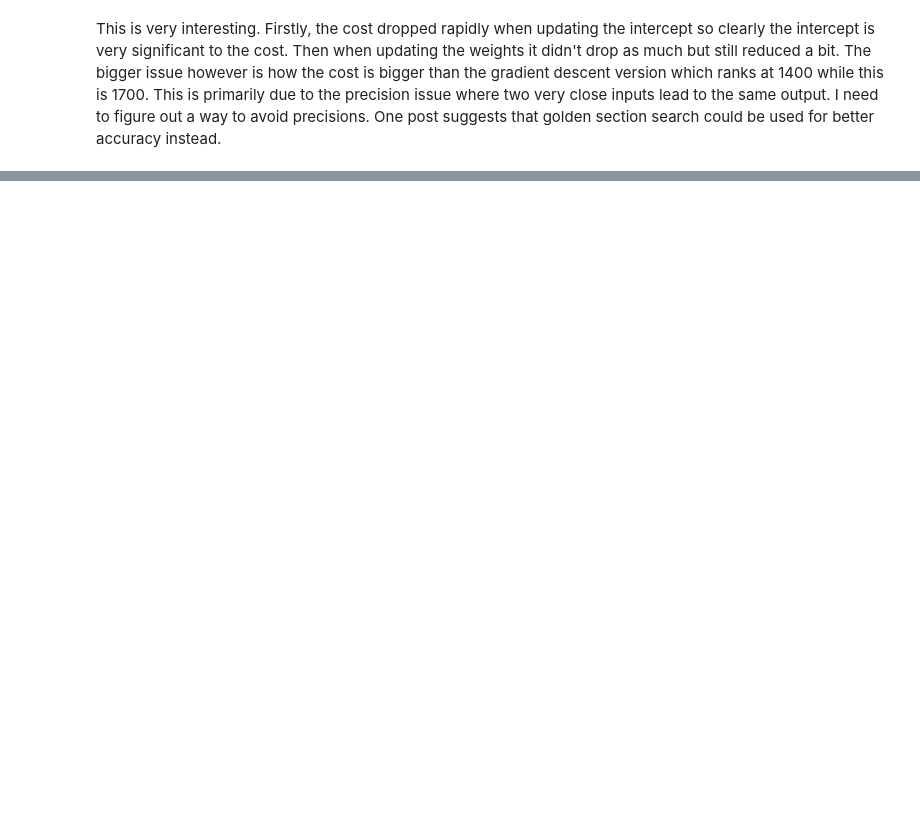
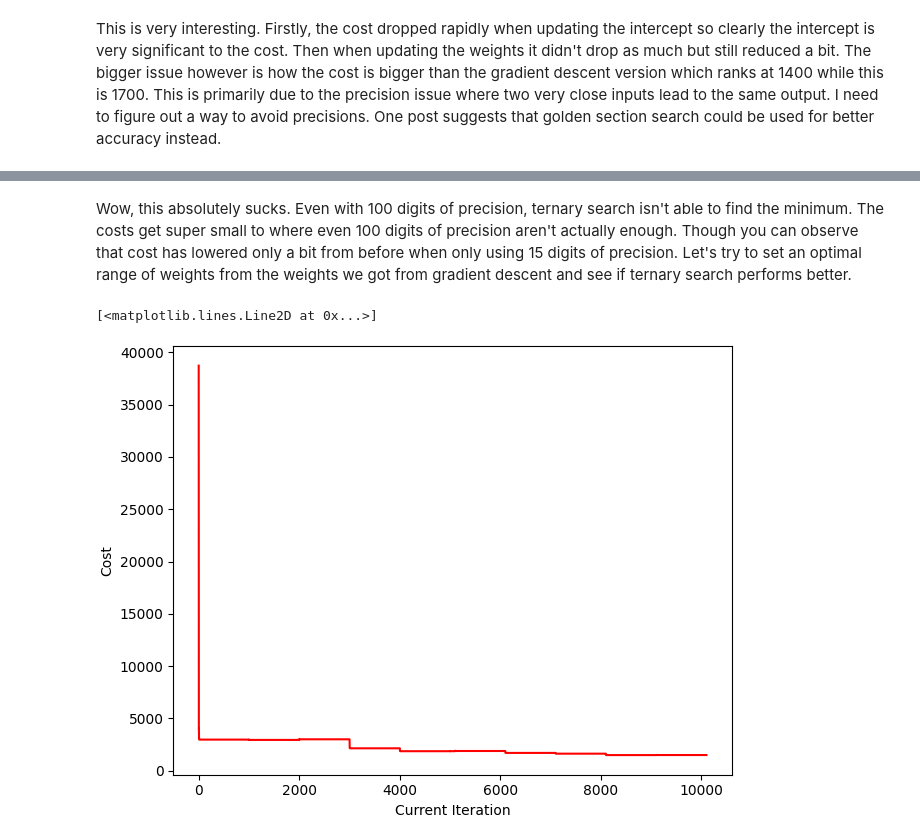
Before and after one commit to LoneCoder21/machine_learning, a Jupyter notebook: optimization/ternary_search.ipynb, the cells around one changed output, grey strips where cells are left out. Drawn from its saved outputs; the diff is of its cells as text; code cells hidden in the pictures; blank space fills up the shorter version.

```diff
--- a/optimization/ternary_search.ipynb
+++ b/optimization/ternary_search.ipynb
@@ -195,0 +304,11 @@ Same result with gss as ternary search. So for sure there is a precision issue.
+# %% [markdown]
+Wow, this absolutely sucks. Even with 100 digits of precision, ternary search isn't able to find the minimum. The costs get super small to where even 100 digits of precision aren't actually enough. Though you can observe that cost has lowered only a bit from before when only using 15 digits of precision. Let's try to set an optimal range of weights from the weights we got from gradient descent and see if ternary search performs better.
+# %%
+def mse_cost(w,b,x,y):
+    m = x.shape[0] # number of training examples
+
+    prediction = np.matmul(x, w) + b
+    error = prediction - y
+    error = error.reshape((-1)) # make it m (1d array) from mx1
+
+    return np.dot(error, error) / (2*m)
@@ -195,0 +357,15 @@ Same result with gss as ternary search. So for sure there is a precision issue.
+# %%
+w, b, costs = perform_search_fake_weights(data, severity, ternary_search, mse_cost)
+# %%
+iteration = np.arange(0, costs.shape[0])
+
+# graph the cost after updating the model
+fig, cost_graph = plt.subplots(layout='constrained')
+
+cost_graph.set_xlabel("Current Iteration")
+cost_graph.set_ylabel("Cost")
+
+cost_graph.plot(iteration, costs, color="r")
+# %% [output]
+[<matplotlib.lines.Line2D at 0x...>]
+[figure, added]
```
Also changed, not shown: parts of 20 cells of this notebook.
